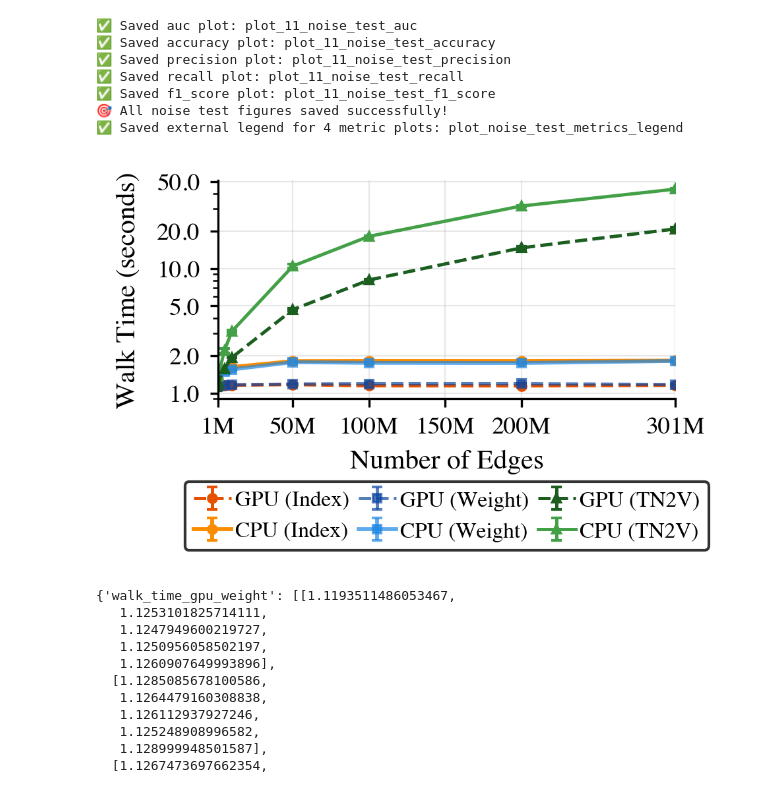
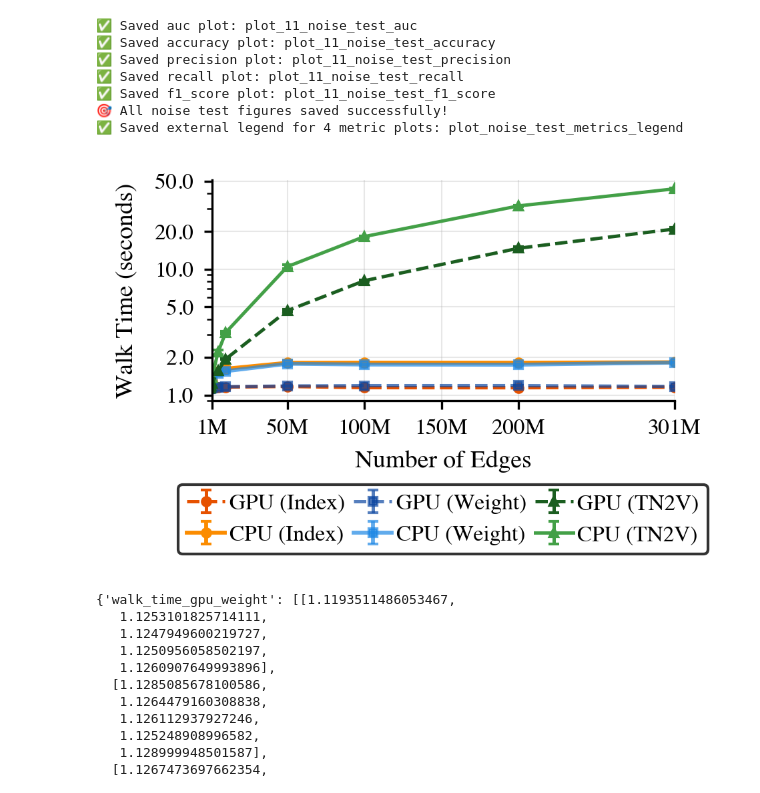
Before and after one commit to ashfaq1701/temporal-random-walk-test, a Jupyter notebook: visualizations_for_paper.ipynb, the cells around one changed output. Cells and saved outputs as stored; diff of their text form; code cells hidden in the pictures.

Commit message:
Uploaded visualization

```diff
--- a/visualizations_for_paper.ipynb
+++ b/visualizations_for_paper.ipynb
@@ -1672,16 +1672,26 @@ import os
 os.makedirs("figures", exist_ok=True)
 
 plt.rcParams.update({
-    "font.family": "serif",
+    'font.family': 'serif',
+    'font.serif': ['Times', 'Times New Roman', 'DejaVu Serif'],
     'font.size': 9,
-    'axes.labelsize': 10,
-    'axes.titlesize': 10,
-    'xtick.labelsize': 9,
-    'ytick.labelsize': 9,
+    'axes.labelsize': 9,
+    'axes.titlesize': 9,
+    'xtick.labelsize': 8,
+    'ytick.labelsize': 8,
     'legend.fontsize': 8,
-    "text.usetex": False,
-    "figure.dpi": 300,
-    "savefig.dpi": 300,
+    'text.usetex': False,
+    'figure.dpi': 300,
+    'savefig.dpi': 300,
+    'savefig.bbox': 'tight',
+    'axes.linewidth': 0.6,
+    'xtick.major.width': 0.6,
+    'ytick.major.width': 0.6,
+    'lines.linewidth': 1.2,
+    'lines.markersize': 1.5,
+    'legend.handlelength': 1.2,
+    'legend.handletextpad': 0.4,
+    'legend.columnspacing': 0.8
 })
 
 # Method-based color pairs (CPU light / GPU dark)
@@ -1817,34 +1827,34 @@ legend_order = [
 
 ordered_handles = [handles[labels.index(lbl)] for lbl in legend_order]
 ordered_labels  = legend_order
 
 # Legend below
 ax.legend(
     ordered_handles,
     ordered_labels,
     loc="upper center",
     bbox_to_anchor=(0.5, -0.38),
     ncol=3,
     frameon=True,
     edgecolor="black",
     # Reduce columnspacing from 1.3 to 0.8
     columnspacing=0.4,
     # Reduce handlelength from 1.8 to 1.2
     handlelength=1.7,
     # Add handletextpad to keep text close to the handle
     handletextpad=0.2,
     # Ensure borderaxespad is small
     borderaxespad=0
 )
 
 fig.subplots_adjust(left=0.20, bottom=0.40)
 
 # Save
 plt.savefig("figures/plot_14_walk_time_vs_edges_with_tn2v.pdf")
 plt.savefig("figures/plot_14_walk_time_vs_edges_with_tn2v.png")
 plt.show()
 # %% [output]
-[figure, old version]
+[figure, new version]
 # %%
 res
 # %% [output]
```
Also changed, not shown: parts of 4 cells of this notebook, 2 other files.
